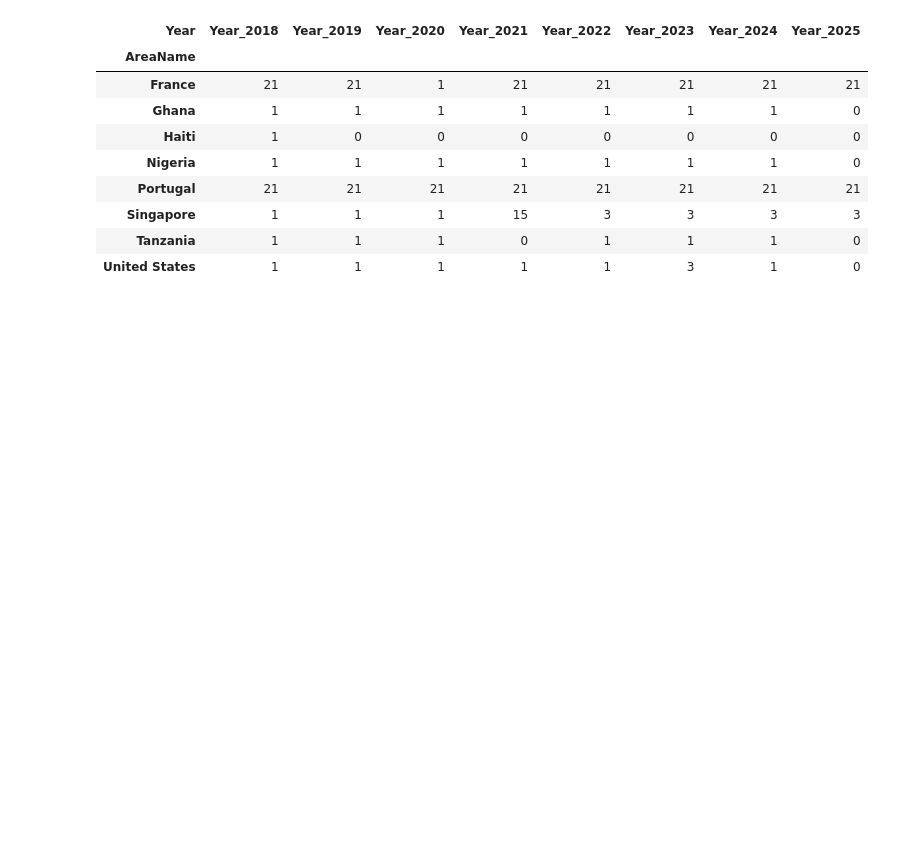
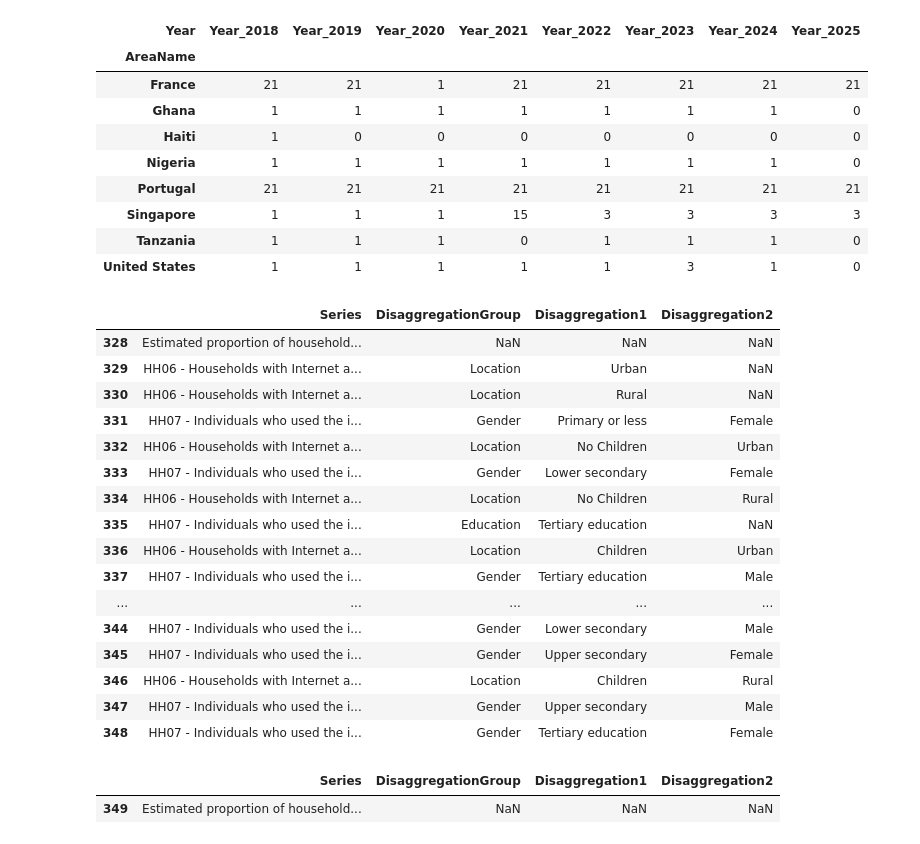
Before and after one commit to ajbunny/AI-Readiness-Governance-Capstone, a Jupyter notebook: notebooks/01_itu_data_exploration.ipynb, the cells around one changed output. Saved outputs shown, nothing was run; the diff lists cells and outputs as text; code cells hidden in the pictures; blank space fills up the shorter version.

```diff
--- a/notebooks/01_itu_data_exploration.ipynb
+++ b/notebooks/01_itu_data_exploration.ipynb
@@ -146,3 +146,32 @@ country_year_counts
 | Singapore | 1 | 1 | 1 | 15 | 3 | 3 | 3 | 3 |
 | Tanzania | 1 | 1 | 1 | 0 | 1 | 1 | 1 | 0 |
 | United States | 1 | 1 | 1 | 1 | 1 | 3 | 1 | 0 |
+# %%
+france_2018 = df[(df["AreaName"] == "France") & (df["Year"] == 2018)]
+
+france_2018[["Series", "DisaggregationGroup", "Disaggregation1", "Disaggregation2"]]
+# %% [output]
+|  | Series | DisaggregationGroup | Disaggregation1 | Disaggregation2 |
+| 328 | Estimated proportion of household... | NaN | NaN | NaN |
+| 329 | HH06 - Households with Internet a... | Location | Urban | NaN |
+| 330 | HH06 - Households with Internet a... | Location | Rural | NaN |
+| 331 | HH07 - Individuals who used the i... | Gender | Primary or less | Female |
+| 332 | HH06 - Households with Internet a... | Location | No Children | Urban |
+| 333 | HH07 - Individuals who used the i... | Gender | Lower secondary | Female |
+| 334 | HH06 - Households with Internet a... | Location | No Children | Rural |
+| 335 | HH07 - Individuals who used the i... | Education | Tertiary education | NaN |
+| 336 | HH06 - Households with Internet a... | Location | Children | Urban |
+| 337 | HH07 - Individuals who used the i... | Gender | Tertiary education | Male |
+| ... | ... | ... | ... | ... |
+| 344 | HH07 - Individuals who used the i... | Gender | Lower secondary | Male |
+| 345 | HH07 - Individuals who used the i... | Gender | Upper secondary | Female |
+| 346 | HH06 - Households with Internet a... | Location | Children | Rural |
+| 347 | HH07 - Individuals who used the i... | Gender | Upper secondary | Male |
+| 348 | HH07 - Individuals who used the i... | Gender | Tertiary education | Female |
+# %%
+ghana_2018 = df[(df["AreaName"] == "Ghana") & (df["Year"] == 2018)]
+
+ghana_2018[["Series", "DisaggregationGroup", "Disaggregation1", "Disaggregation2"]]
+# %% [output]
+|  | Series | DisaggregationGroup | Disaggregation1 | Disaggregation2 |
+| 349 | Estimated proportion of household... | NaN | NaN | NaN |
```
Also changed, not shown: parts of 3 cells of this notebook, 1 other file.
